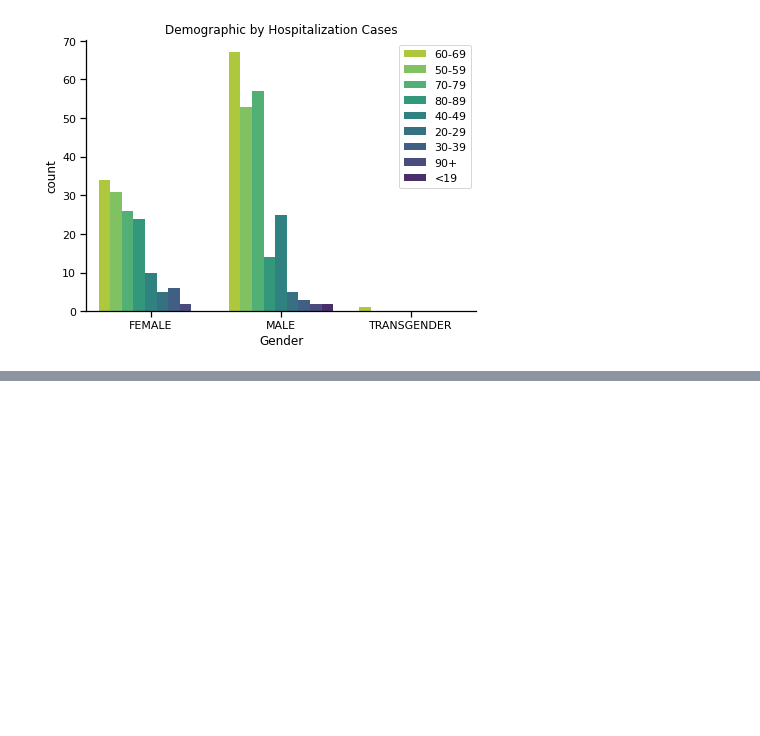
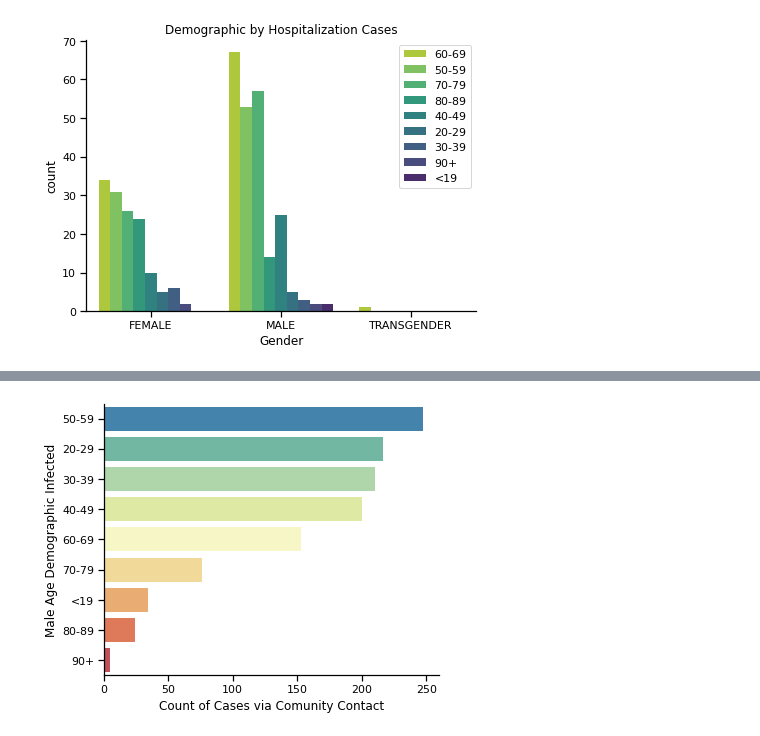
Before and after one commit to data301-2020-winter1/course-project-group_6022, a Jupyter notebook: analysis/Task 5 Folder Milestone 2/Analysis Notebook.ipynb, the cells around one changed output, grey strips where cells are left out. Saved outputs shown, nothing was run; the diff lists cells and outputs as text; code cells hidden in the pictures; blank space fills up the shorter version.

```diff
--- a/analysis/Task 5 Folder Milestone 2/Analysis Notebook.ipynb
+++ b/analysis/Task 5 Folder Milestone 2/Analysis Notebook.ipynb
@@ -105,0 +157,15 @@ From this data set we can also guess that females <19 are the least to be affect
+# %%
+df = sc.ez_format(path)
+df = df.loc[df["Gender"].str.contains("MALE")] #This almost got me. Always anything containing male will be kept.... which means we'd still have females in our dataset.
+df = df.loc[~df["Gender"].str.contains("FEMALE")]
+df = df.loc[df["Source_of_Infection"].str.contains("Community")]
+df
+ls = df['Age_Group'].value_counts().to_dict()
+plt.figure(figsize=(6,5))
+sns.set_context("notebook")
+sns.countplot(y = "Age_Group", data = df, order = ls, palette = "Spectral_r")
+plt.ylabel("Male Age Demographic Infected")
+plt.xlabel("Count of Cases via Comunity Contact")
+sns.despine()
+# %% [output]
+[figure, added]
```
Also changed, not shown: parts of 6 cells of this notebook, 2 other files.
